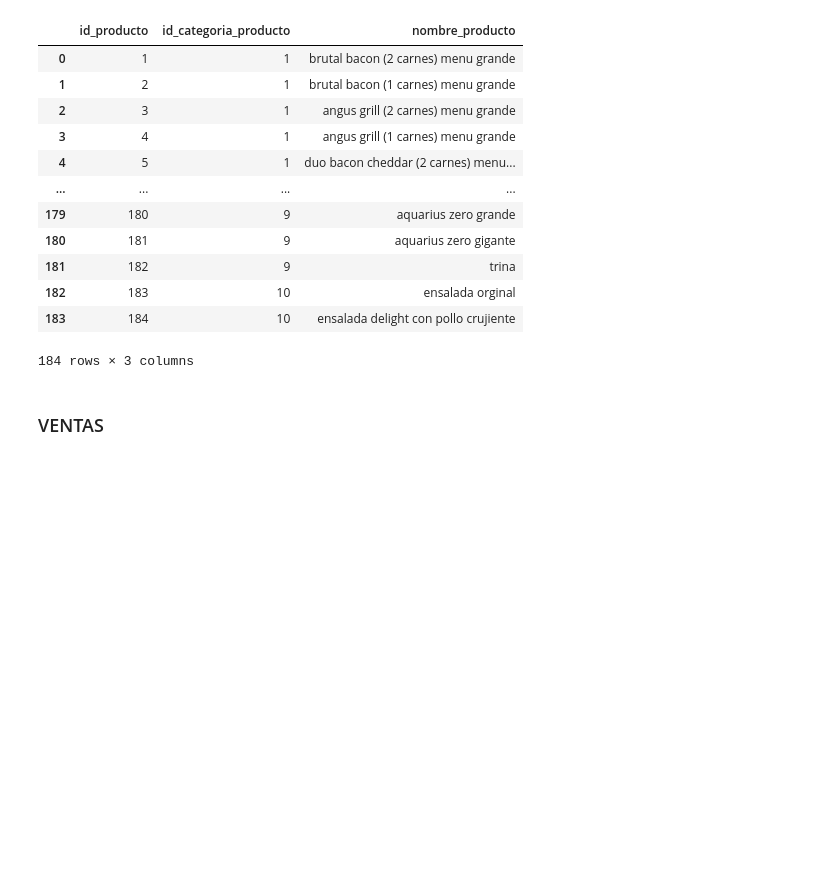
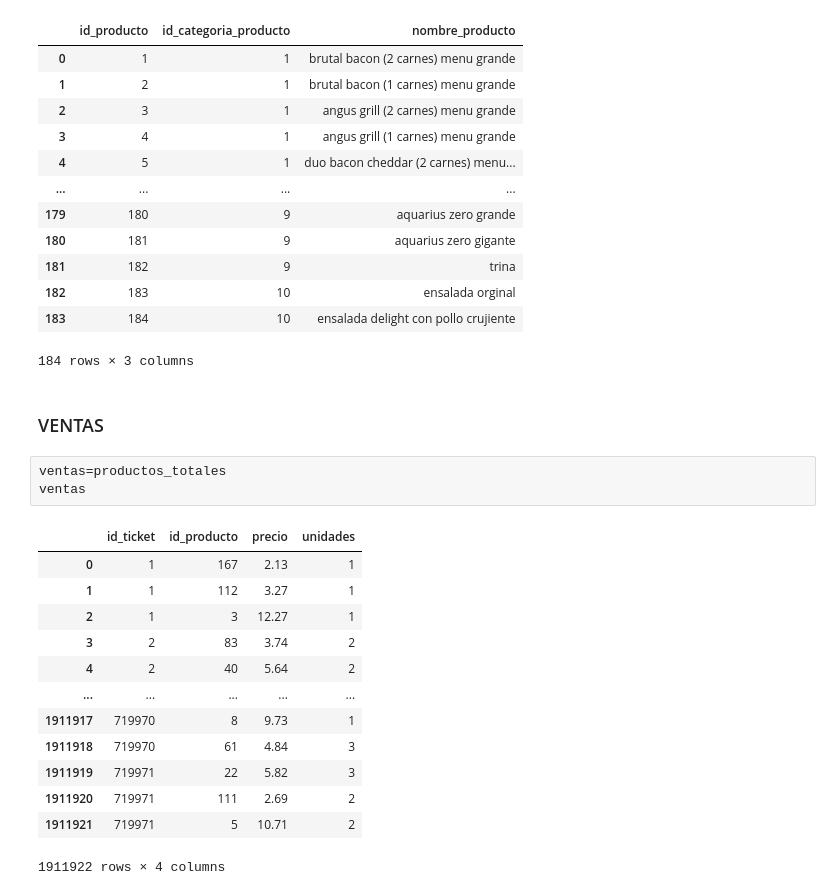
Before and after one commit to Lidiavf1912/analysis_burgerking, a Jupyter notebook: creacion_de_tablas.ipynb, the cells around one changed output. Cells and saved outputs as stored; diff of their text form; blank space fills up the shorter version.

```diff
--- a/creacion_de_tablas.ipynb
+++ b/creacion_de_tablas.ipynb
@@ -798,3 +727,20 @@ productos
 184 rows × 3 columns
 # %% [markdown]
 ### VENTAS
+# %%
+ventas=productos_totales
+ventas
+# %% [output]
+|  | id_ticket | id_producto | precio | unidades |
+| 0 | 1 | 167 | 2.13 | 1 |
+| 1 | 1 | 112 | 3.27 | 1 |
+| 2 | 1 | 3 | 12.27 | 1 |
+| 3 | 2 | 83 | 3.74 | 2 |
+| 4 | 2 | 40 | 5.64 | 2 |
+| ... | ... | ... | ... | ... |
+| 1911917 | 719970 | 8 | 9.73 | 1 |
+| 1911918 | 719970 | 61 | 4.84 | 3 |
+| 1911919 | 719971 | 22 | 5.82 | 3 |
+| 1911920 | 719971 | 111 | 2.69 | 2 |
+| 1911921 | 719971 | 5 | 10.71 | 2 |
+1911922 rows × 4 columns
```
Also changed, not shown: parts of 19 cells of this notebook, 2 other files.
